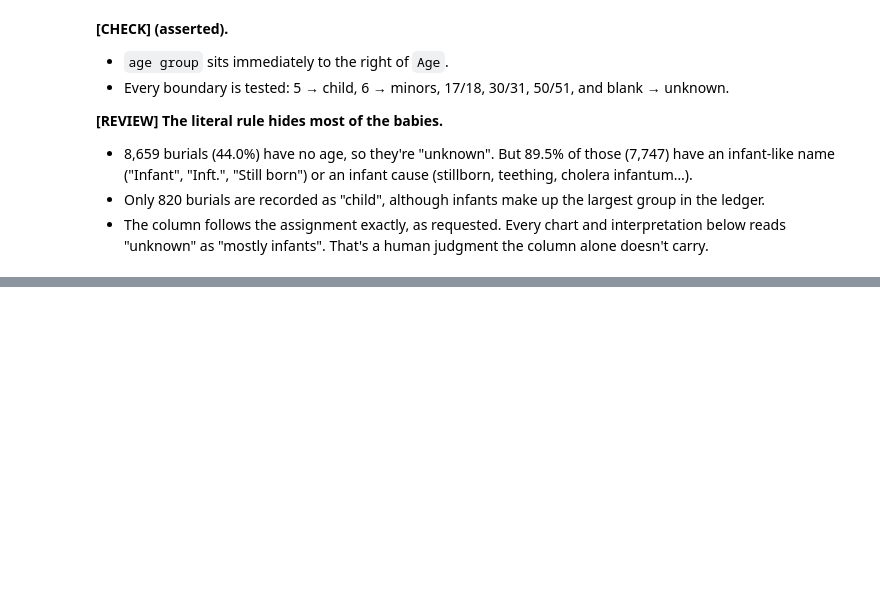
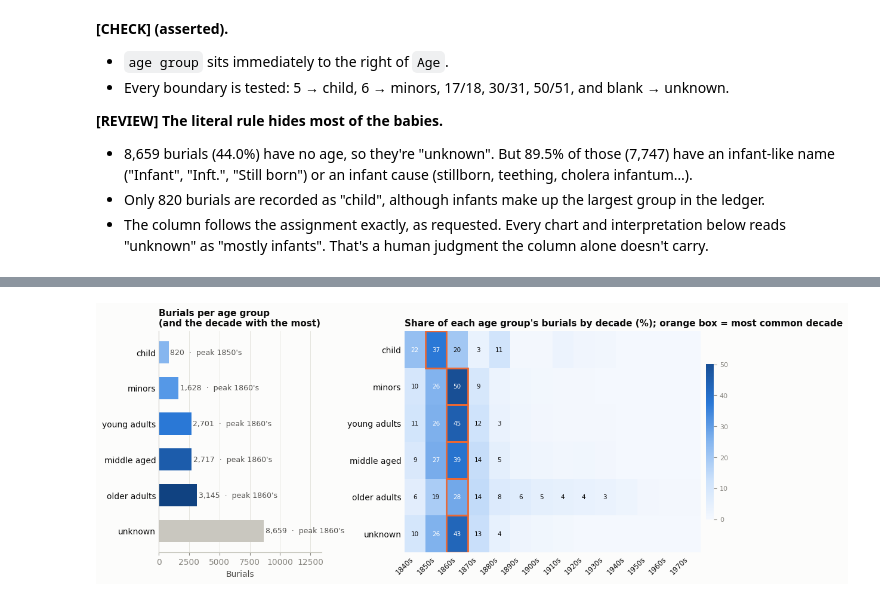
Before and after one commit to ryRyTheCoder/cause_of_death, a Jupyter notebook: submissions/juan_zavala/cemetery_analysis.ipynb, the cells around one changed output, grey strips where cells are left out. Cells and saved outputs as stored; diff of their text form; code cells hidden in the pictures; blank space fills up the shorter version.

```diff
--- a/submissions/juan_zavala/cemetery_analysis.ipynb
+++ b/submissions/juan_zavala/cemetery_analysis.ipynb
@@ -816,0 +853,41 @@ pd.DataFrame({'burials': ag, 'share': (ag / len(df)).map(pct)}).T
+# %%
+fig = plt.figure(figsize=(12, 4.8))
+gs = fig.add_gridspec(1, 2, width_ratios=[1, 1.9], wspace=0.35)
+ax = fig.add_subplot(gs[0])
+y = np.arange(len(AGE_ORDER))[::-1]
+ax.barh(y, ag.values, color=[AGE_COLORS[g] for g in AGE_ORDER], height=0.62)
+for yy, g in zip(y, AGE_ORDER):
+    ax.text(ag[g] + 120, yy, f"{ag[g]:,}  ·  peak {mode_dec[g]}", va='center', fontsize=9, color=INK2)
+ax.set_yticks(y)
+ax.set_yticklabels(AGE_ORDER)
+ax.tick_params(axis='y', length=0, labelcolor=INK)
+ax.set_xlim(0, ag.max() * 1.55)
+ax.set_xlabel('Burials')
+ax.grid(axis='y', visible=False)
+ax.set_title('Burials per age group\n(and the decade with the most)', fontsize=11)
+
+ax2 = fig.add_subplot(gs[1])
+cmap = LinearSegmentedColormap.from_list('blues', ['#f4f8fe', '#cde2fb', '#86b6ef', '#2a78d6', '#184f95'])
+im = ax2.imshow(row_share.values * 100, aspect='auto', cmap=cmap, vmin=0, vmax=max(40, row_share.values.max() * 100))
+ax2.set_xticks(range(len(row_share.columns)))
+ax2.set_xticklabels([c.replace("'s", 's') for c in row_share.columns], rotation=45, ha='right', fontsize=8.5)
+ax2.set_yticks(range(len(AGE_ORDER)))
+ax2.set_yticklabels(AGE_ORDER)
+ax2.tick_params(length=0, labelcolor=INK)
+ax2.grid(False)
+for i, g in enumerate(AGE_ORDER):
+    for j, c in enumerate(row_share.columns):
+        v = row_share.loc[g, c] * 100
+        if v >= 3:
+            ax2.text(j, i, f'{v:.0f}', ha='center', va='center', fontsize=7.5, color='white' if v >= 22 else INK)
+    j = list(row_share.columns).index(mode_dec[g])
+    ax2.add_patch(Rectangle((j - 0.5, i - 0.5), 1, 1, fill=False, edgecolor=ORANGE, lw=2))
+for s in ax2.spines.values():
+    s.set_visible(False)
+ax2.set_title("Share of each age group's burials by decade (%); orange box = most common decade", fontsize=11)
+cb = fig.colorbar(im, ax=ax2, fraction=0.025, pad=0.02)
+cb.outline.set_visible(False)
+cb.ax.tick_params(labelsize=8, colors=MUTED)
+save(fig, 'q7_age_group_decades.png')
+# %% [output]
+[figure, added]
```
Also changed, not shown: parts of 5 cells of this notebook, 4 other files.
